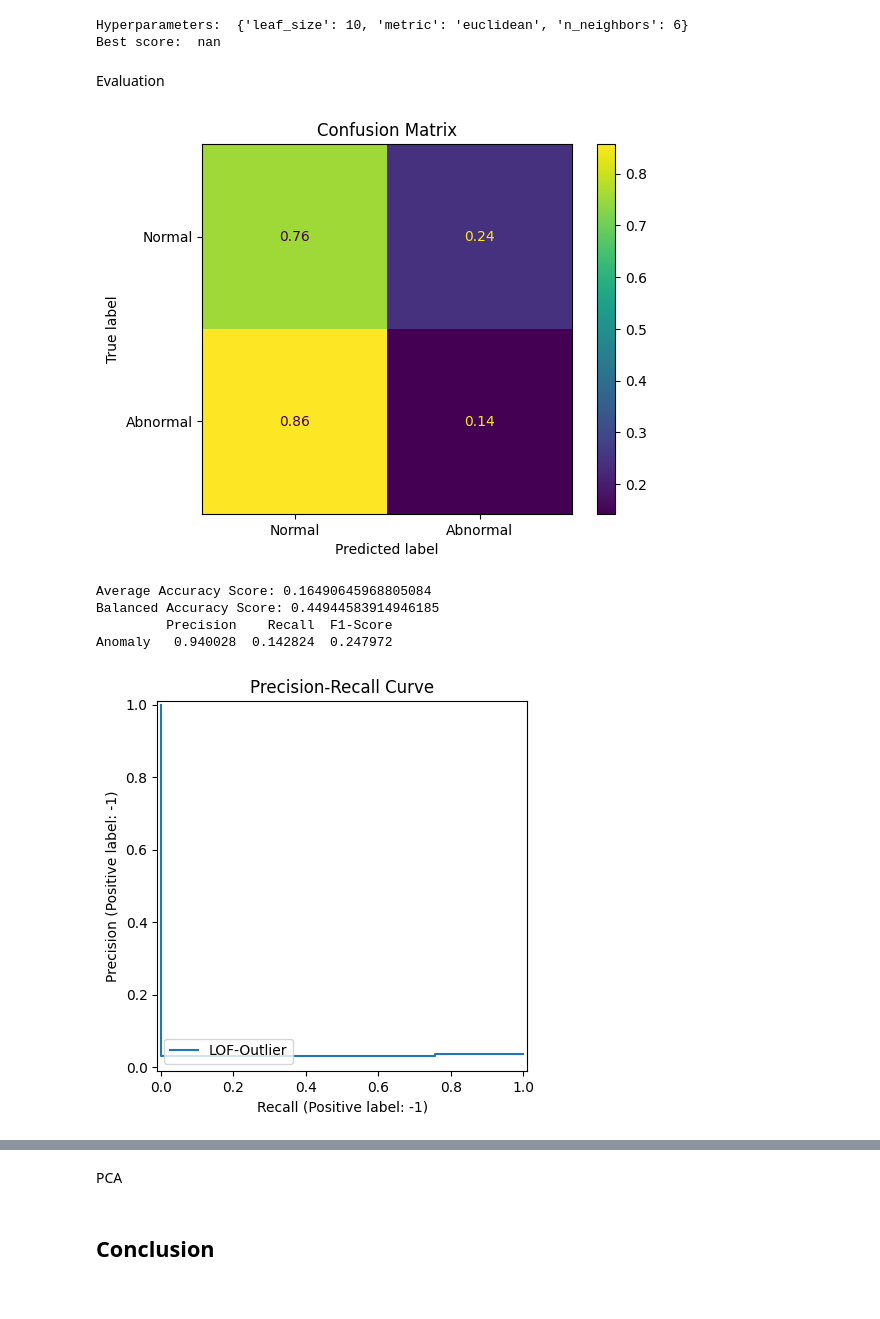
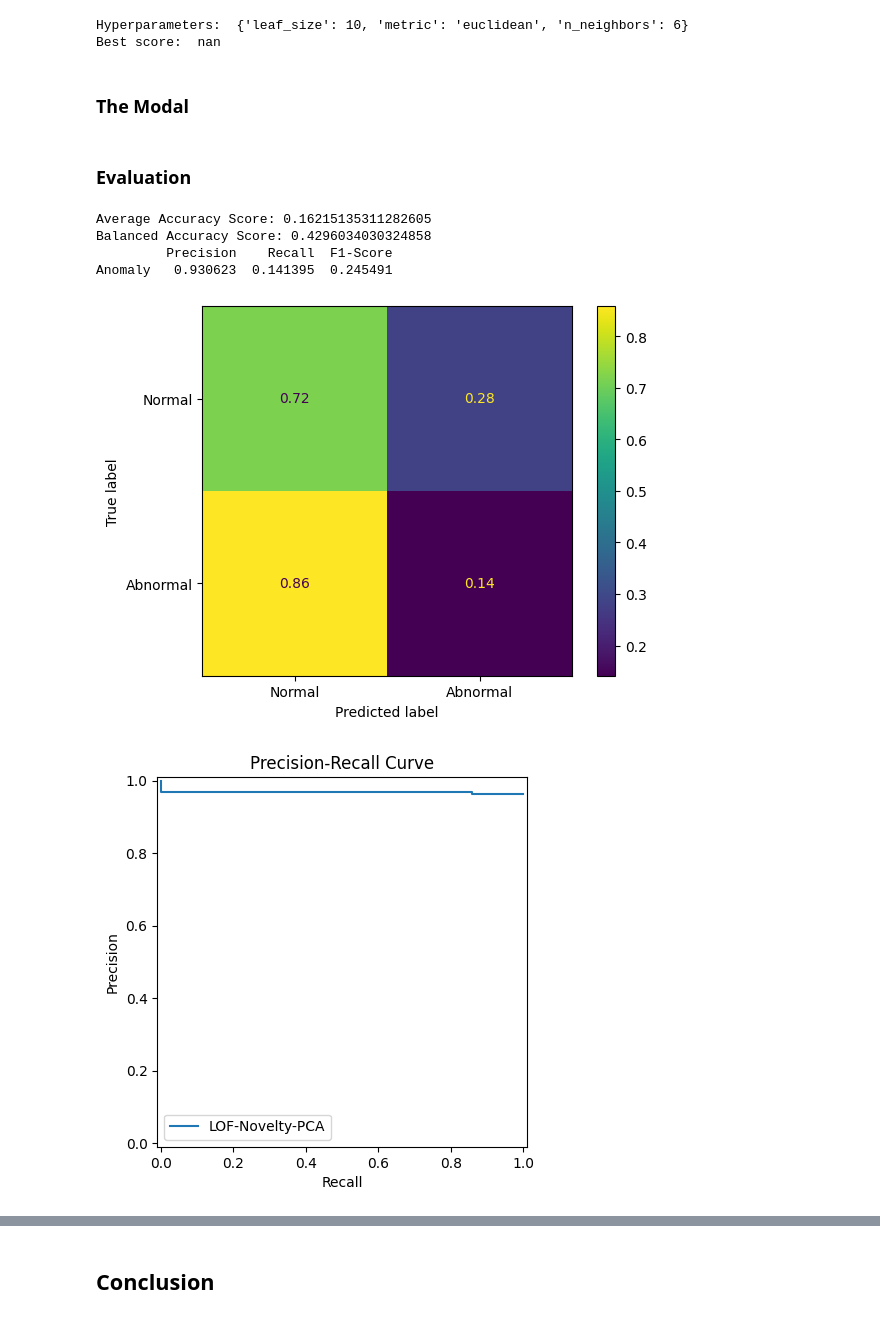
Before and after one commit to Harish-Projects/Bachelorarbeit, a Jupyter notebook: LOF.ipynb, the cells around one changed output, grey strips where cells are left out. Saved outputs shown, nothing was run; the diff lists cells and outputs as text; code cells hidden in the pictures.

```diff
--- a/LOF.ipynb
+++ b/LOF.ipynb
@@ -311,7 +280,19 @@ preparing Dataset
 # %%
 from sklearn.model_selection import train_test_split
-array_train_0, array_test_0 = train_test_split(Dataset_only0, train_size=0.8, random_state=22)
-array_train_1, array_test_1 = train_test_split(Dataset_only1, train_size=0.025, random_state=22)
+from imblearn.combine import SMOTEENN
+sm = SMOTEENN(random_state= 22)
+Dataset_res, Target_res = sm.fit_resample(Dataset_std_short, Attack_label_short)
+print("Target Shape: ", Attack_label_short.shape)
+print("Resampled Target Shape: ", Target_res.shape)
+
+print(Attack_label_short.value_counts(normalize = True))
+print(Target_res.value_counts(normalize = True))
+
+Dataset_only0 = Dataset_res.loc[Target_res['Attack_label'] == 0] # normal label
+Dataset_only1 = Dataset_res.loc[Target_res['Attack_label'] == 1]
+
+array_train_0, array_test_0 = train_test_split(Dataset_only0, train_size=0.5, random_state=22)
+array_train_1, array_test_1 = train_test_split(Dataset_only1, train_size=0.10, random_state=22)
 print("array_train_0 shape: ", array_train_0.shape, "\narray_train_1 shape: ", array_train_1.shape)
 
 X_train = pd.concat([array_train_0, array_train_1])
@@ -339,53 +370,50 @@ print("Best score: ", search_grid.best_score_)
 # %% [output]
 Hyperparameters:  {'leaf_size': 10, 'metric': 'euclidean', 'n_neighbors': 6}
 Best score:  nan
+# %% [markdown]
+### The Modal
 # %%
 from sklearn.neighbors import LocalOutlierFactor
 lof = LocalOutlierFactor(n_neighbors=6, contamination= array_train_1.shape[0]/(X_train.shape[0]), metric='euclidean', novelty=False)
 Y_pred = lof.fit_predict(X_test)
-# %% [markdown]
-Evaluation
+# %% [markdown]
+### Evaluation
 # %%
-import numpy as np
 from sklearn import metrics
 
-cm = metrics.confusion_matrix(Y_test, Y_pred, normalize= 'true', labels=[1, -1])
-disp = metrics.ConfusionMatrixDisplay(confusion_matrix=cm, display_labels=['Normal', 'Abnormal'])
-disp.plot()
-plt.title('Confusion Matrix')
-plt.show()
+metrics.ConfusionMatrixDisplay.from_predictions(Y_test, Y_pred, normalize= 'true', labels=[1, -1],  display_labels=['Normal', 'Abnormal'])
 
 print("Average Accuracy Score:",metrics.accuracy_score(Y_test, Y_pred)) # Model Accuracy
 print("Balanced Accuracy Score:",metrics.balanced_accuracy_score(Y_test, Y_pred)) # balanced Accuracy
 df_metric = pd.DataFrame({'Precision':metrics.precision_score(Y_test, Y_pred, pos_label= -1, average = 'binary'),
-                        'Recall': metrics.recall_score(Y_test, Y_pred, pos_label= -1, labels=[-1], average = 'binary'),
-                        'F1-Score': metrics.f1_score(Y_test, Y_pred, pos_label= -1, labels=[-1], average = 'binary')},
+                        'Recall': metrics.recall_score(Y_test, Y_pred, pos_label= -1,average = 'binary'),
+                        'F1-Score': metrics.f1_score(Y_test, Y_pred, pos_label= -1, average = 'binary')},
                         index=['Anomaly'])
 
 print(df_metric)
 
+
 #Precision-Recall Curve
-prec, recall, thresh = metrics.precision_recall_curve(Y_test, Y_pred)
-pr_display = metrics.PrecisionRecallDisplay(precision=prec, recall=recall, pos_label= -1, estimator_name='LOF-Outlier').plot()
+prec, recall, thresh = metrics.precision_recall_curve(Y_test, Y_pred, pos_label= -1)
+pr_display = metrics.PrecisionRecallDisplay(precision=prec, recall=recall, estimator_name='LOF-Novelty-PCA').plot()
 plt.title('Precision-Recall Curve')
 
-# ROC Curve
-fpr, tpr, thresh = metrics.roc_curve(Y_test, Y_pred)
+fpr, tpr, thresh = metrics.roc_curve(Y_test, Y_pred, pos_label= -1)
 roc_auc = metrics.auc(fpr, tpr)
-roc_display = metrics.RocCurveDisplay(fpr=fpr, tpr=tpr, roc_auc=roc_auc, estimator_name='LOF-outlier')
+roc_display = metrics.RocCurveDisplay(fpr=fpr, tpr=tpr, roc_auc=roc_auc, estimator_name= 'LOF-Novelty-PCA')
 
 J = tpr - fpr
 best_threshhold_index = np.argmax(J)
 best_tpr= tpr[best_threshhold_index]
 best_fpr= fpr[best_threshhold_index]
 roc_display.plot()
 plt.scatter(best_fpr, best_tpr, c = 'red')
 plt.title("ROC Curve")
 plt.show()
 # %% [output]
+Average Accuracy Score: 0.16215135311282605
+Balanced Accuracy Score: 0.4296034030324858
+         Precision    Recall  F1-Score
+Anomaly   0.930623  0.141395  0.245491
-[figure, old version]
+[figure, new version]
-Average Accuracy Score: 0.16490645968805084
-Balanced Accuracy Score: 0.44944583914946185
-         Precision    Recall  F1-Score
-Anomaly   0.940028  0.142824  0.247972
-[figure, old version]
+[figure, new version]
@@ -393,2 +420,0 @@ Anomaly   0.940028  0.142824  0.247972
-# %% [markdown]
-PCA
```
Also changed, not shown: parts of 28 cells of this notebook, 2 other files.
